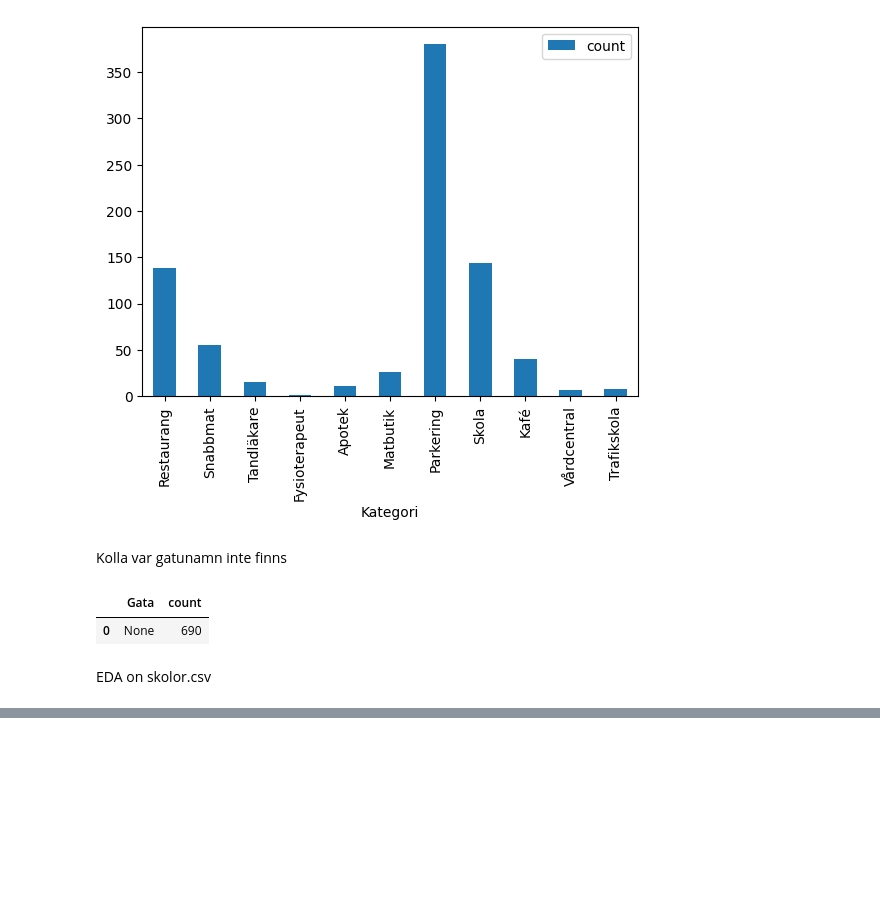
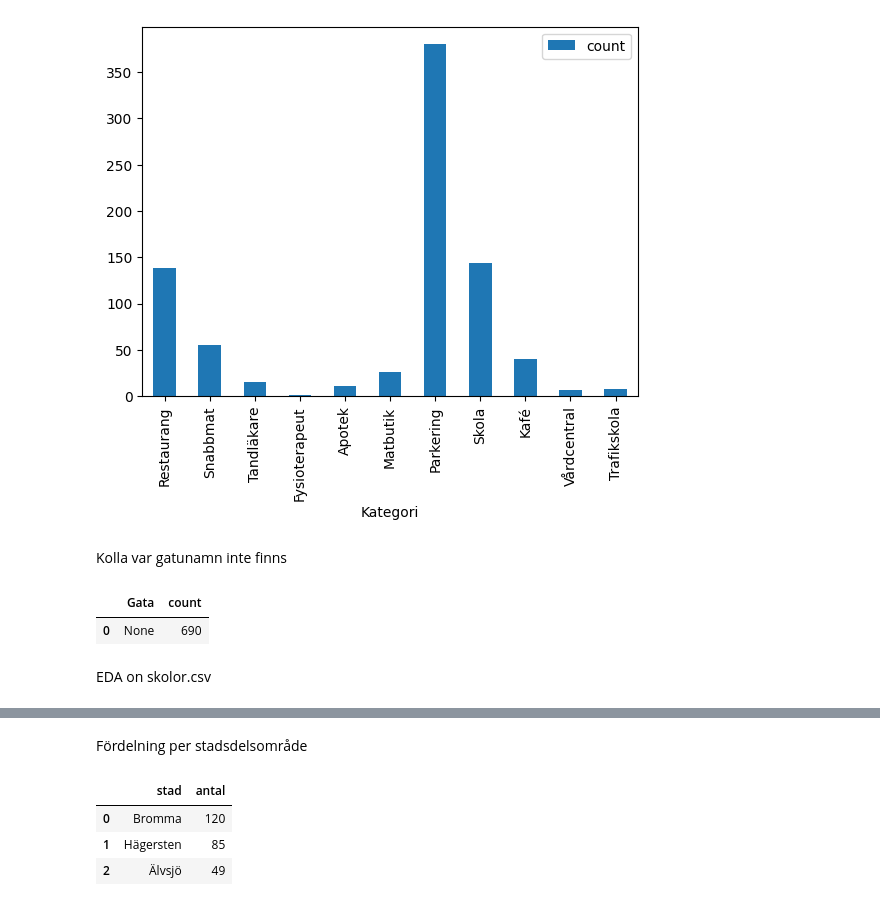
Before and after one commit to cactus-commits/UrbanPulse, a Jupyter notebook: EDA/eda_hannah.ipynb, the cells around one changed output, grey strips where cells are left out. Cells and saved outputs as stored; diff of their text form; code cells hidden in the pictures; blank space fills up the shorter version.

```diff
--- a/EDA/eda_hannah.ipynb
+++ b/EDA/eda_hannah.ipynb
@@ -180,0 +213,16 @@ memory usage: 8.5 KB
+# %% [markdown]
+Fördelning per stadsdelsområde
+# %%
+stadsdel = duckdb.sql("""
+    SELECT stad, COUNT(*) as antal
+    FROM df2
+    GROUP BY stad
+    ORDER BY antal DESC
+""").df()
+
+stadsdel
+# %% [output]
+|  | stad | antal |
+| 0 | Bromma | 120 |
+| 1 | Hägersten | 85 |
+| 2 | Älvsjö | 49 |
```
Also changed, not shown: parts of 9 cells of this notebook.
